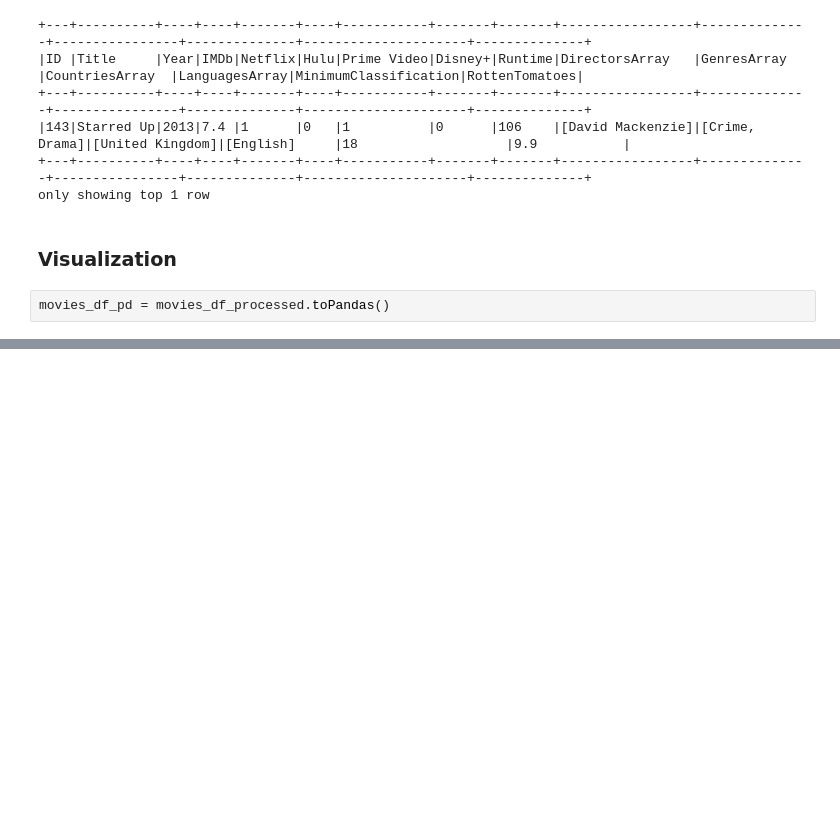
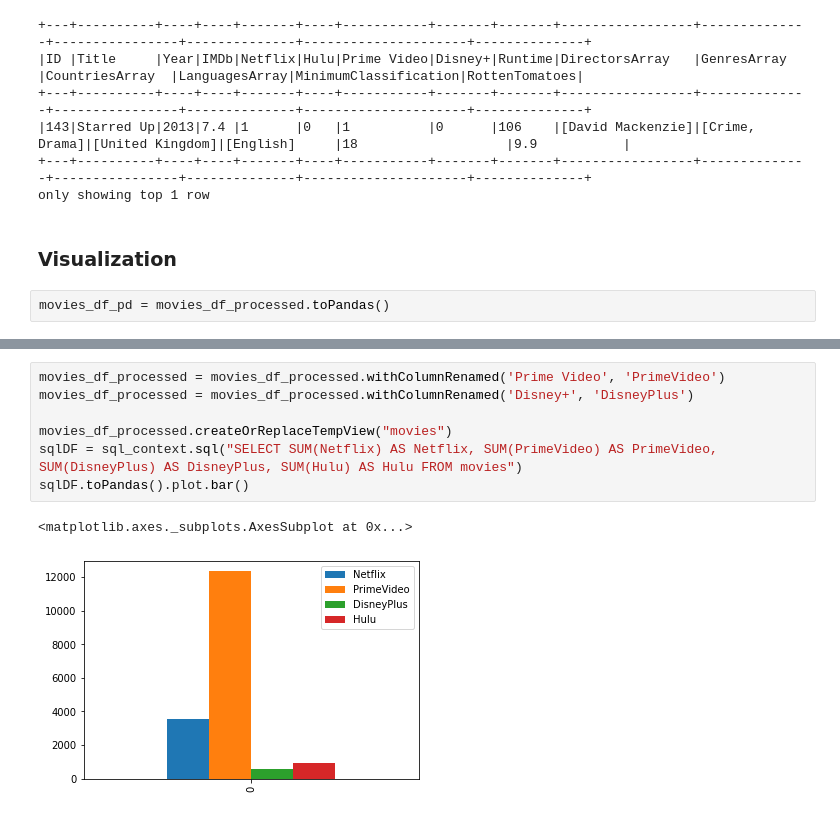
Before and after one commit to JonatasDeOliveira/movie-it, a Jupyter notebook: src/MovieIt.ipynb, the cells around one changed output, grey strips where cells are left out. Cells and saved outputs as stored; diff of their text form; blank space fills up the shorter version.

```diff
--- a/src/MovieIt.ipynb
+++ b/src/MovieIt.ipynb
@@ -273,0 +296,10 @@ movies_df_pd = movies_df_processed.toPandas()
+# %%
+movies_df_processed = movies_df_processed.withColumnRenamed('Prime Video', 'PrimeVideo')
+movies_df_processed = movies_df_processed.withColumnRenamed('Disney+', 'DisneyPlus')
+
+movies_df_processed.createOrReplaceTempView("movies")
+sqlDF = sql_context.sql("SELECT SUM(Netflix) AS Netflix, SUM(PrimeVideo) AS PrimeVideo, SUM(DisneyPlus) AS DisneyPlus, SUM(Hulu) AS Hulu FROM movies")
+sqlDF.toPandas().plot.bar()
+# %% [output]
+<matplotlib.axes._subplots.AxesSubplot at 0x...>
+[figure, added]
```
Also changed, not shown: parts of 13 cells of this notebook.
